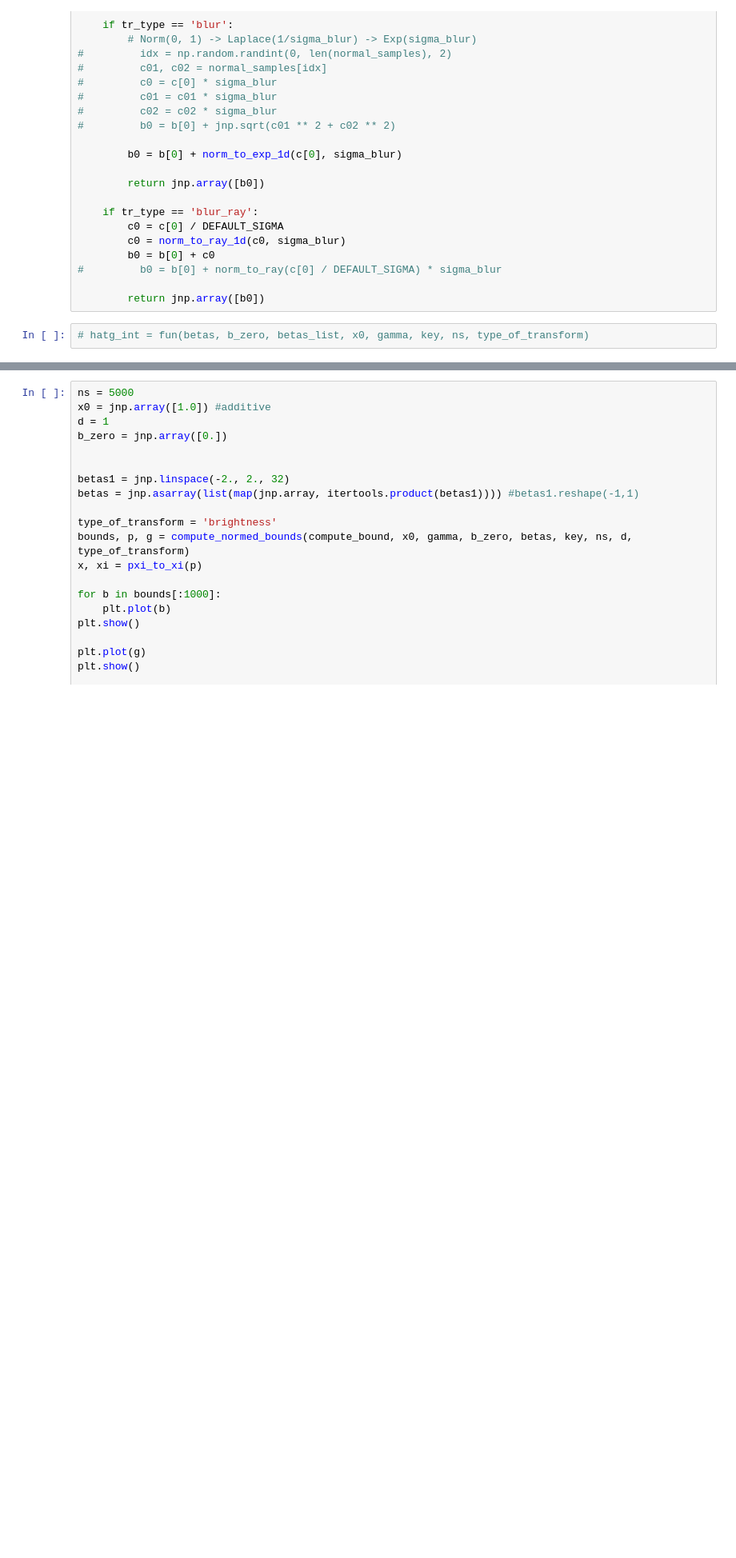
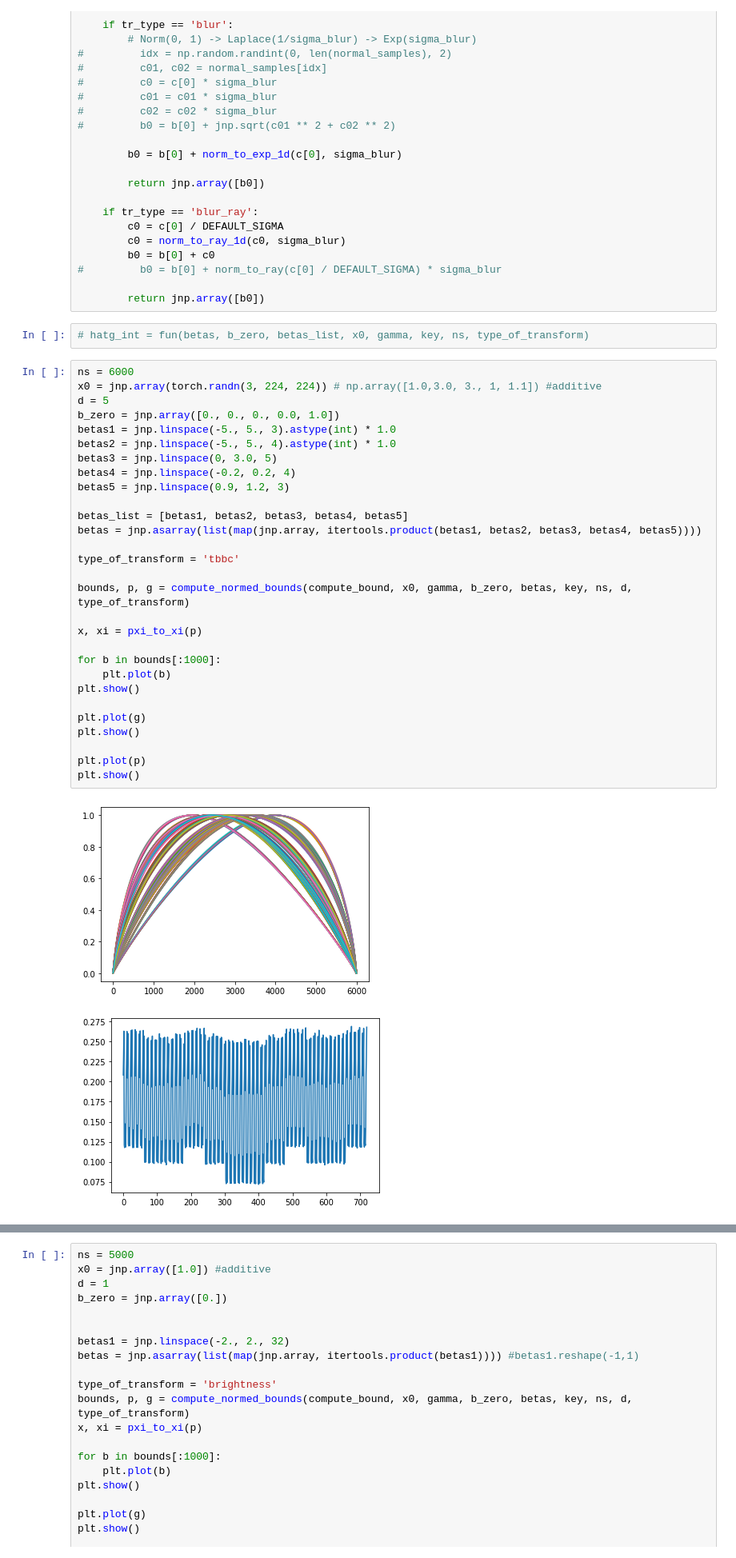
Before and after one commit to dkorzh10/general_lipschitz, a Jupyter notebook: notebooks/TBrBlC.ipynb, the cells around one changed output, grey strips where cells are left out. Shown at 80% size. Saved outputs shown, nothing was run; the diff lists cells and outputs as text; blank space fills up the shorter version.

```diff
--- a/notebooks/TBrBlC.ipynb
+++ b/notebooks/TBrBlC.ipynb
@@ -257,3 +264,35 @@ def gamma(x, b, c, tr_type:str):
         return jnp.array([b0])
 # %%
 # hatg_int = fun(betas, b_zero, betas_list, x0, gamma, key, ns, type_of_transform)
+# %%
+ns = 6000
+x0 = jnp.array(torch.randn(3, 224, 224)) # np.array([1.0,3.0, 3., 1, 1.1]) #additive
+d = 5
+b_zero = jnp.array([0., 0., 0., 0.0, 1.0])
+betas1 = jnp.linspace(-5., 5., 3).astype(int) * 1.0
+betas2 = jnp.linspace(-5., 5., 4).astype(int) * 1.0
+betas3 = jnp.linspace(0, 3.0, 5)
+betas4 = jnp.linspace(-0.2, 0.2, 4)
+betas5 = jnp.linspace(0.9, 1.2, 3)
+
+betas_list = [betas1, betas2, betas3, betas4, betas5]
+betas = jnp.asarray(list(map(jnp.array, itertools.product(betas1, betas2, betas3, betas4, betas5))))
+
+type_of_transform = 'tbbc'
+
+bounds, p, g = compute_normed_bounds(compute_bound, x0, gamma, b_zero, betas, key, ns, d, type_of_transform)
+
+x, xi = pxi_to_xi(p)
+
+for b in bounds[:1000]:
+    plt.plot(b)
+plt.show()
+
+plt.plot(g)
+plt.show()
+
+plt.plot(p)
+plt.show()
+# %% [output]
+[figure, added]
+[figure, added]
```
Also changed, not shown: parts of 18 cells of this notebook, 28 other files.
